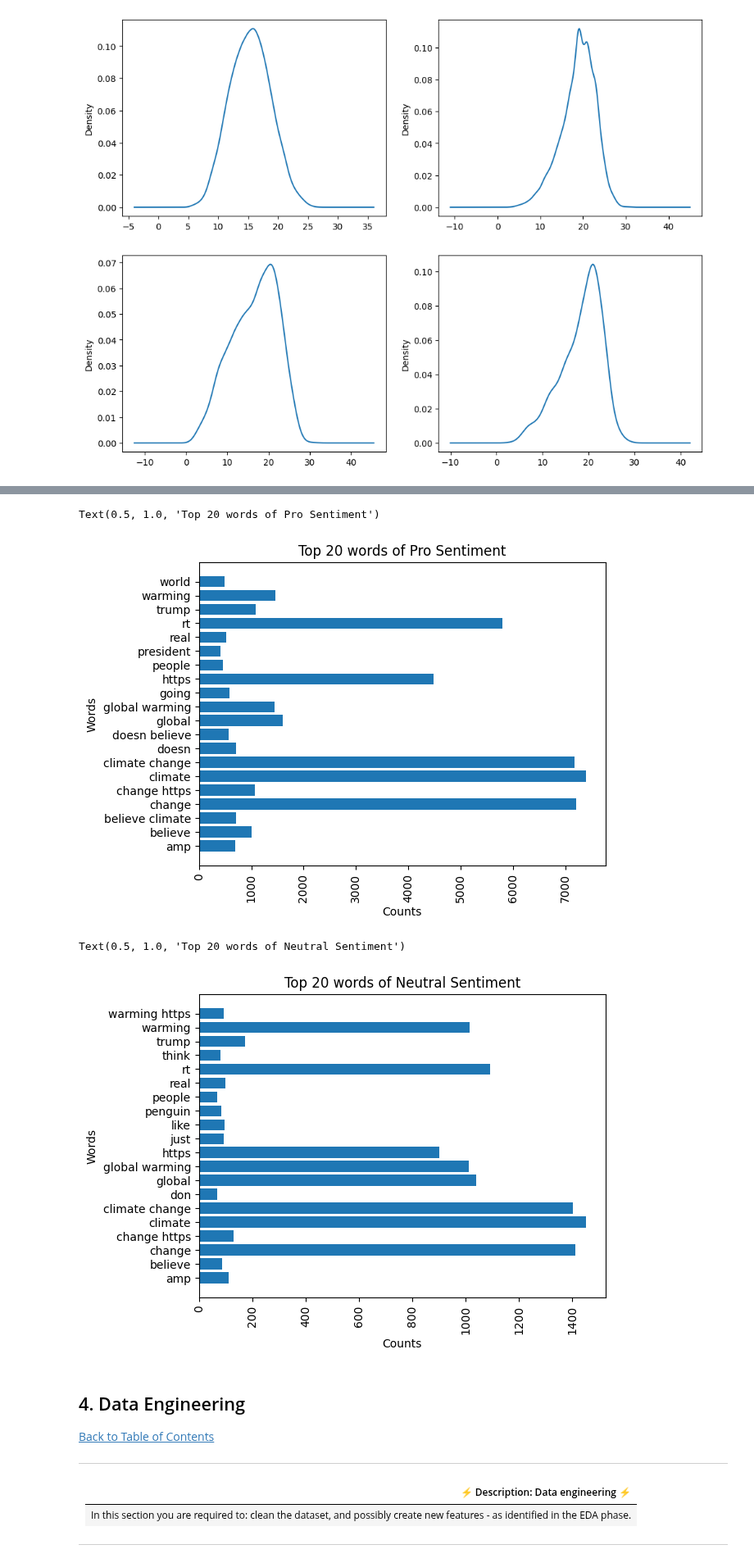
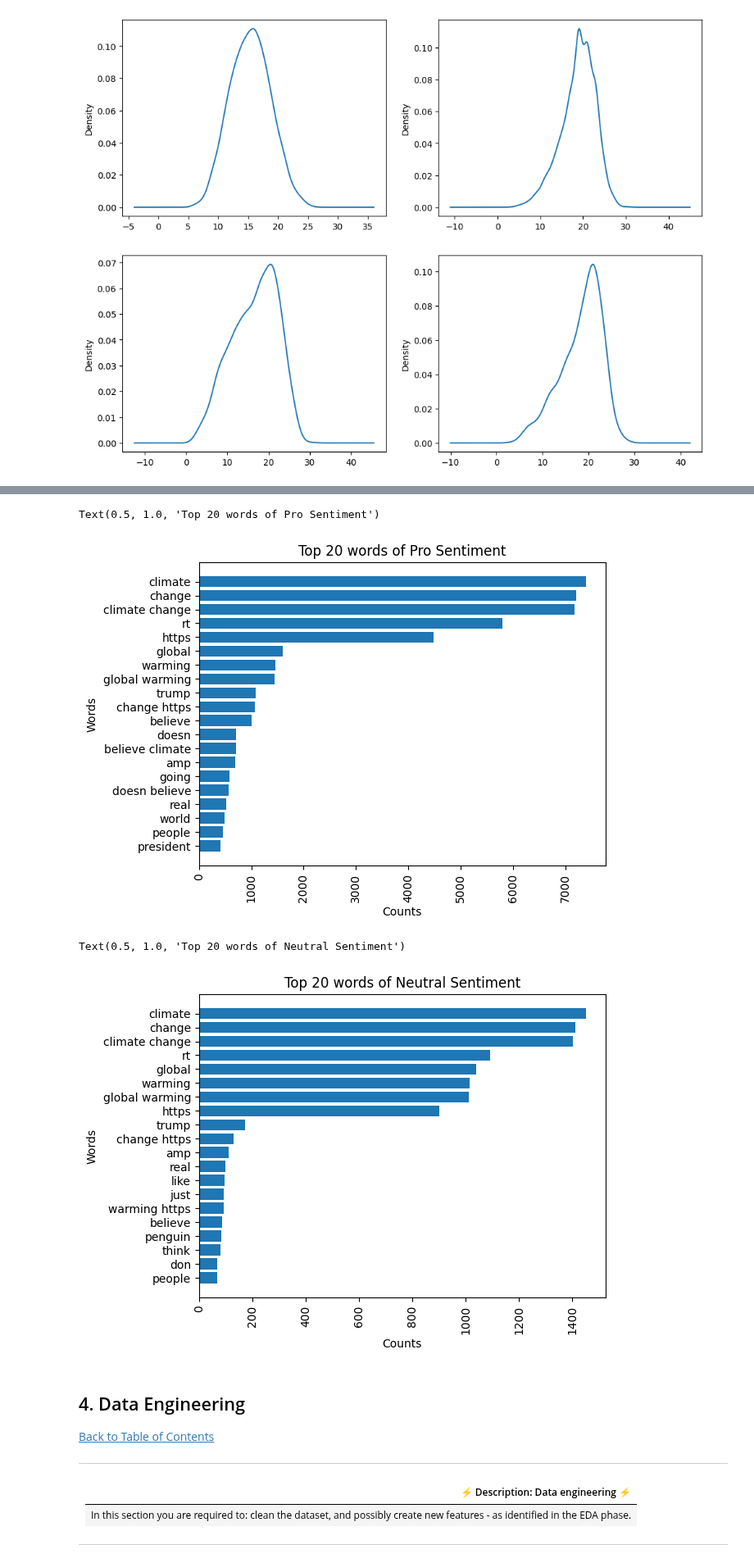
Before and after one commit to Classifix/Classifix, a Jupyter notebook: Advanced_Classification/starter-notebook.ipynb, the cells around one changed output, grey strips where cells are left out. Shown at 82% size. Drawn from its saved outputs; the diff is of its cells as text; code cells hidden in the pictures.

```diff
--- a/Advanced_Classification/starter-notebook.ipynb
+++ b/Advanced_Classification/starter-notebook.ipynb
@@ -162,27 +180,40 @@ vect_Pro = CountVectorizer(lowercase=True, stop_words='english', max_features=20
 Pro_fit = vect_Pro.fit_transform(Pro['message'].values.astype(str))
 Pro_Names=vect_Pro.get_feature_names_out()
 Pro_counts=Pro_fit.toarray().sum(axis=0)
-plt.barh(Pro_Names, Pro_counts)
+
+#Sorting the values in ascending
+sorted_indices = Pro_counts.argsort()
+sorted_words = [Pro_Names[i] for i in sorted_indices]
+sorted_counts = Pro_counts[sorted_indices]
+
+#Ploting the bar graph of the top 20 pro Sentiment
+plt.barh(sorted_words, sorted_counts)
 plt.xticks(rotation=90)
 plt.xlabel('Counts')
 plt.ylabel('Words')
 plt.title('Top 20 words of Pro Sentiment')
 # %% [output]
 Text(0.5, 1.0, 'Top 20 words of Pro Sentiment')
-[figure, old version]
+[figure, new version]
 # %%
 vect_Neutral = CountVectorizer(lowercase=True, stop_words='english', max_features=20,analyzer='word', ngram_range=(1, 2))
 Neutral_fit=vect_Neutral.fit_transform(Neutral['message'].values.astype(str))
 Neutral_Names=vect_Neutral.get_feature_names_out()
 Neutral_counts=Neutral_fit.toarray().sum(axis=0)
-plt.barh(Neutral_Names, Neutral_counts)
+
+#Sorting the values in ascending
+sorted_indices = Neutral_counts.argsort()
+sorted_words = [Neutral_Names[i] for i in sorted_indices]
+sorted_counts = Neutral_counts[sorted_indices]
+
+plt.barh(sorted_words, sorted_counts)
 plt.xticks(rotation=90)
 plt.xlabel('Counts')
 plt.ylabel('Words')
 plt.title('Top 20 words of Neutral Sentiment')
 # %% [output]
 Text(0.5, 1.0, 'Top 20 words of Neutral Sentiment')
-[figure, old version]
+[figure, new version]
 # %%
 # look at data statistics
 # %%
```
Also changed, not shown: parts of 3 cells of this notebook.
